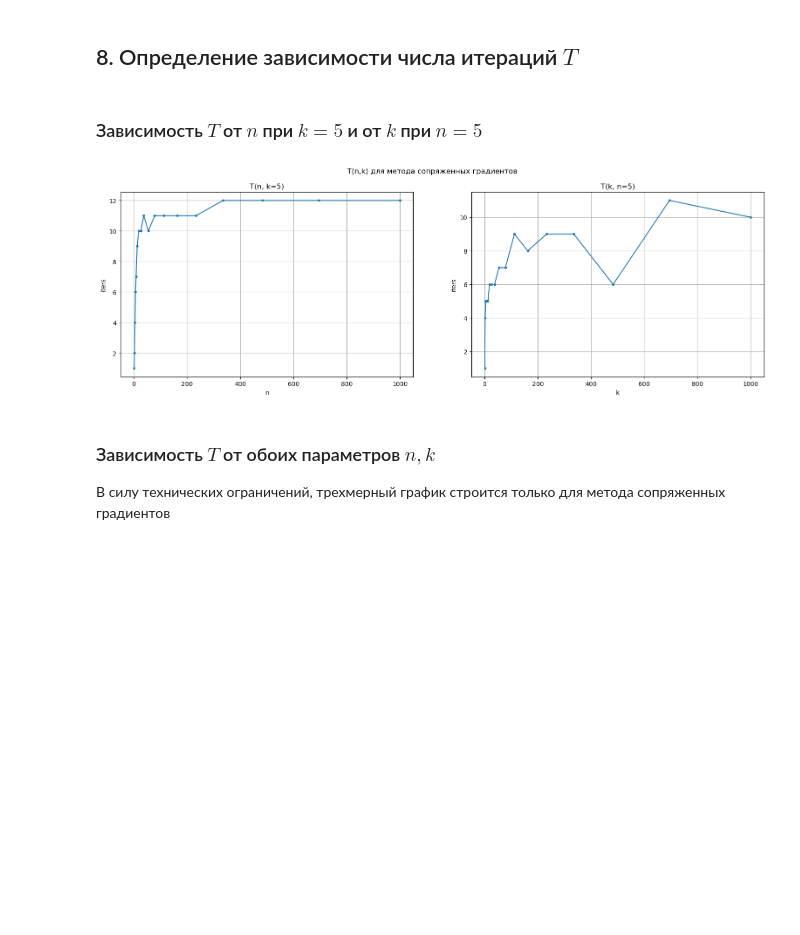
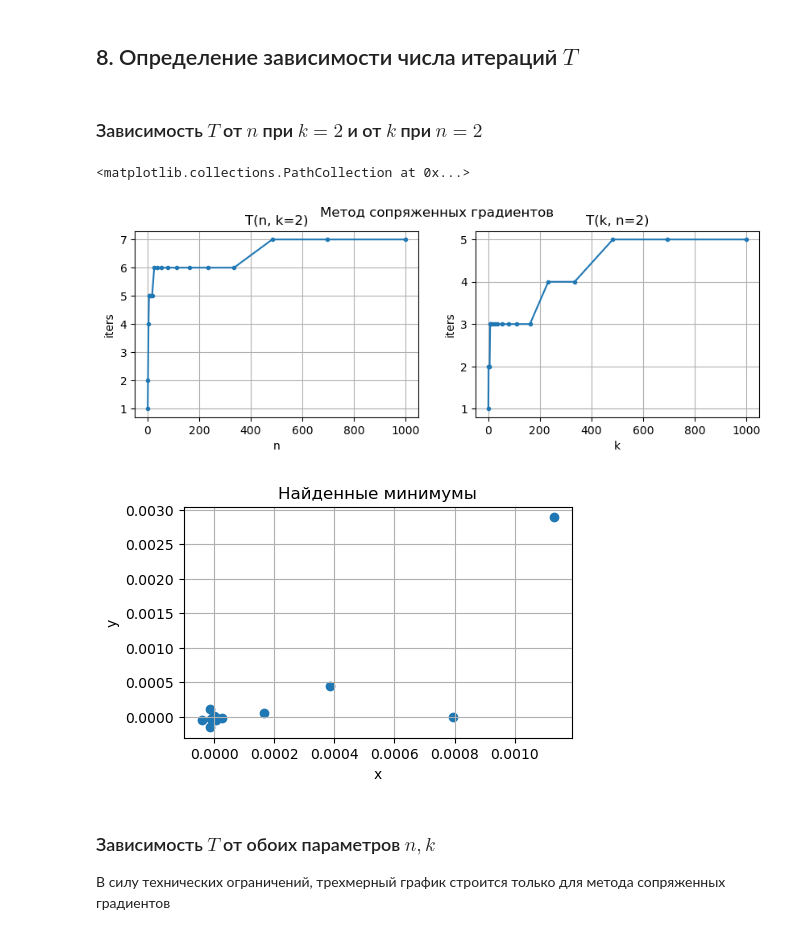
Before and after one commit to alexmoroz002/Appl-Math, a Jupyter notebook: lab-3_am.ipynb, the cells around one changed output. Drawn from its saved outputs; the diff is of its cells as text; code cells hidden in the pictures; blank space fills up the shorter version.

```diff
--- a/lab-3_am.ipynb
+++ b/lab-3_am.ipynb
@@ -271,7 +273,7 @@ names = ['Спуск с постоянным шагом', 'Спуск с дро
 axs = np.ravel(axs)
 df_f1 = pd.DataFrame({'Метод':[], 'Результат':[], 'Количество итераций':[]})
 for i in range(len(axs)):
-    data_all = methods[i](f_1, f_1_grad, np.array([0.5, -1]), 0.001, 0.001, 10000, 0.1)
+    data_all = methods[i](f_1, f_1_grad, np.array([0.5, -1]), 0.001, 0.001, 10000, 0.2)
     df_f1.loc[len(df_f1.index)] = [names[i], data_all[2]['x'].iat[-1], data_all[1]]
     data = data_all[2]
     x, y = np.split(np.array(data.x.values.tolist()), 2, axis=1)
@@ -281,5 +283,6 @@ for i in range(len(axs)):
     axs[i].plot(x, y, color='red', marker='.', linewidth=0.5)
     axs[i].scatter(x[0], y[0], color='yellow', marker='o')
     axs[i].scatter(0, 0, color='white', marker='*', alpha=0.5)
+plt.show()
 df_f1
 # %% [output]
@@ -305,10 +308,10 @@ plt.show()
 
 #### Сходимость градиентного спуска с постоянным шагом
 # %%
-steps = np.array([0.00005, 0.0002, 0.0003, 0.0004])
+steps = np.array([0.00005, 0.0001, 0.0002, 0.0004])
 grad_methods = []
 for i in range(len(steps)):
-    grad_method = gradient_descent(f_2, f_2_grad, np.ones(2), 0.0001, 0.0001, 20000, steps[i])
+    grad_method = gradient_descent(f_2, f_2_grad, np.ones(2), 0.00001, 0.00001, 20000, steps[i])
     grad_methods.append(grad_method)
 # %%
 fig, axs = plt.subplots(2, 2, figsize=(9, 9))
@@ -404,39 +410,49 @@ def f_gen(n, k):
 ## 8. Определение зависимости числа итераций $T$
 # %% [markdown]
 
-### Зависимость $T$ от $n$ при $k = 5$ и от $k$ при $n = 5$
+### Зависимость $T$ от $n$ при $k = 2$ и от $k$ при $n = 2$
 # %%
 def t_all(n, k, method):
     res = []
+    resx = []
     for i in range(len(n)):
         f, g = f_gen(n[i], k[i])
         x_0 = stats.uniform.rvs(size=n[i])
-        res.append(method(f, g, x_0, 0.001, 0.001, 1000)[1])
-    return np.array(res)
+        data = method(f, g, x_0, 0.001, 0.001, 10000, 0.0001)
+        res.append(data[1])
+        resx.append(data[2]['x'].iat[-1])
+    return np.array(res), np.array(resx)
 # %%
 x_nk = y_nk = np.unique(np.geomspace(1, 1000, num=20, dtype=int))
-res_n = t_all(x_nk, np.full(len(x_nk), 5), conjugate_gradient)
-res_k = t_all(np.full(len(y_nk), 5), y_nk, conjugate_gradient)
+res_n, _ = t_all(x_nk, np.full(len(x_nk), 2), conjugate_gradient)
+res_k, res_xk = t_all(np.full(len(y_nk), 2), y_nk, conjugate_gradient)
 # %%
-fig, (ax, ax1) = plt.subplots(1, 2, figsize=(19, 5.5))
-fig.suptitle('T(n,k) для метода сопряженных градиентов')
-
+fig, (ax, ax1) = plt.subplots(1, 2, figsize=(10, 3))
+fig.suptitle('Метод сопряженных градиентов')
 ax.grid()
 ax.set_xlabel('n')
 ax.set_ylabel('iters')
-ax.set_title('T(n, k=5)')
+ax.set_title('T(n, k=2)')
+ax.plot(x_nk, res_n, marker='.')
 
 ax1.grid()
 ax1.set_xlabel('k')
 ax1.set_ylabel('iters')
-ax1.set_title('T(k, n=5)')
-
-ax.plot(x_nk, res_n, marker='.')
+ax1.set_title('T(k, n=2)')
 ax1.plot(y_nk, res_k, marker='.')
 
-plt.show()
+x, y = np.split(res_xk, 2, axis=1)
+
+fig, ax = plt.subplots(figsize=(5, 3))
+ax.grid()
+ax.set_xlabel('x')
+ax.set_ylabel('y')
+ax.set_title('Найденные минимумы')
+ax.scatter(x, y)
 # %% [output]
+<matplotlib.collections.PathCollection at 0x...>
-[figure, old version]
+[figure, new version]
+[figure, added]
 # %% [markdown]
 
 ### Зависимость $T$ от обоих параметров $n, k$
```
Also changed, not shown: parts of 9 cells of this notebook.
